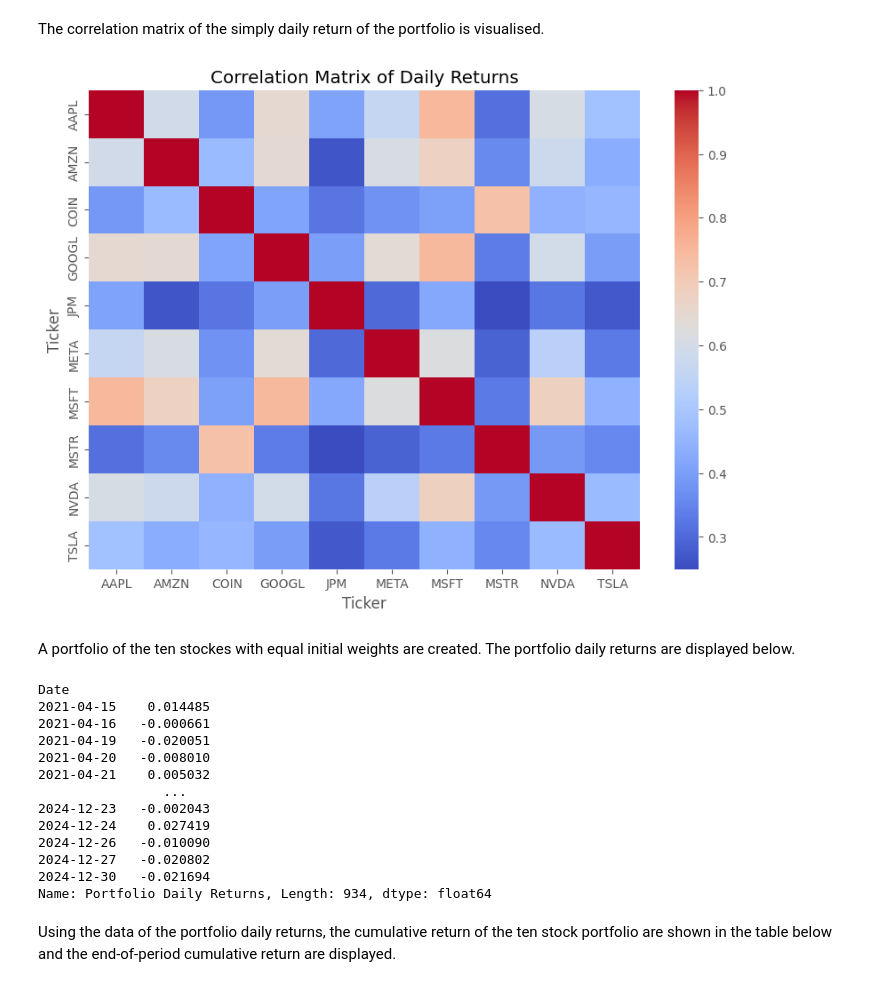
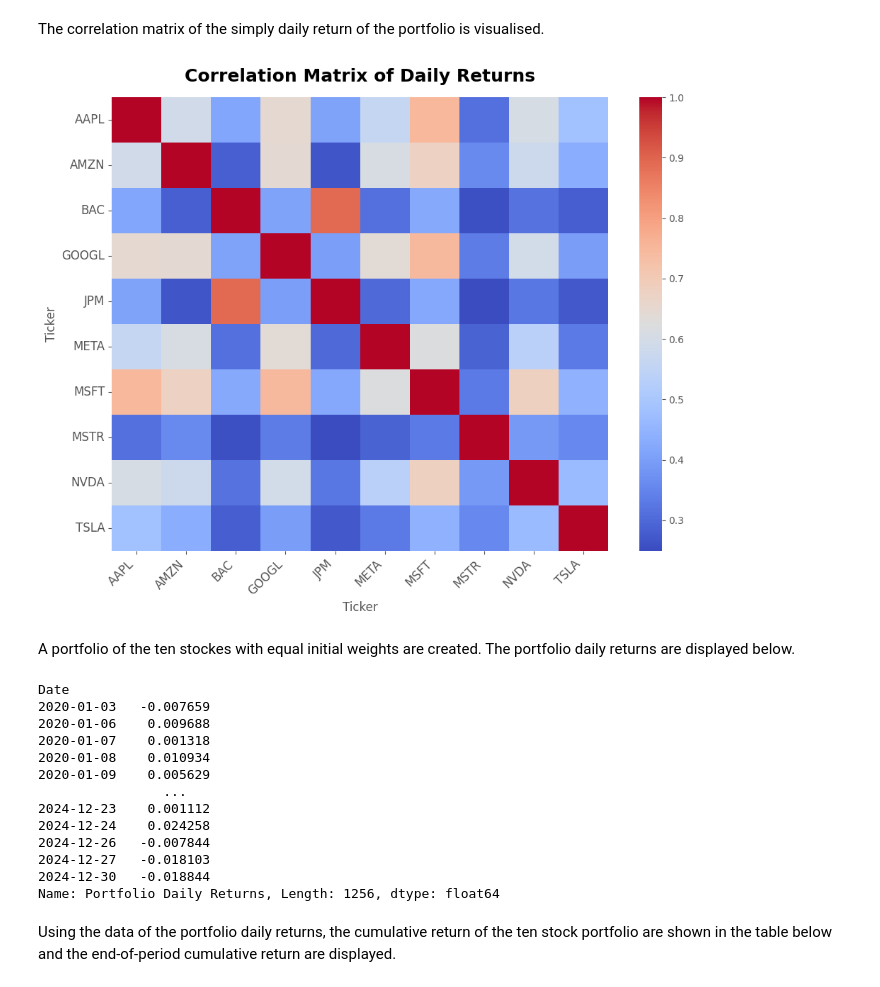
Before and after one commit to Imperial-Business-School/python-for-finance-poonnnt, a Jupyter notebook: Individual Assignment.ipynb, the cells around one changed output. Cells and saved outputs as stored; diff of their text form; code cells hidden in the pictures.

```diff
--- a/Individual Assignment.ipynb
+++ b/Individual Assignment.ipynb
@@ -22,5 +22,5 @@ Importing daily historical data from Yahoo Finance using `yf.download`, save it
 # %%
-tickers = ["AAPL", "MSFT", "AMZN", "META", "TSLA", "NVDA", "GOOGL", "MSTR", "JPM", "COIN"]
+tickers = ["AAPL", "MSFT", "AMZN", "META", "TSLA", "NVDA", "GOOGL", "MSTR", "JPM", "BAC"]
 groups = []
 
 for ticker in tickers:
@@ -205,12 +205,17 @@ The correlation matrix of the simply daily return of the portfolio is visualised
 # %%
 correlation_matrix = pivot_df.pct_change().corr()
 
-fig, ax = plt.subplots(figsize=(10,7))
+fig, ax = plt.subplots(figsize=(10,8))
 sns.heatmap(correlation_matrix, annot=False, cmap='coolwarm', ax=ax)
+
 ax.set_title('Correlation Matrix of Daily Returns')
+ax.set_title('Correlation Matrix of Daily Returns', fontsize=18, fontweight='bold', pad=16)
+ax.set_xticklabels(ax.get_xticklabels(), rotation=45, ha='right', fontsize=12)
+ax.set_yticklabels(ax.get_yticklabels(), rotation=0, fontsize=12)
+plt.tight_layout()
 plt.show()
 # %% [output]
-[figure, old version]
+[figure, new version]
 # %% [markdown]
 A portfolio of the ten stockes with equal initial weights are created. The portfolio daily returns are displayed below.
 # %%
@@ -218,7 +223,7 @@ pivot_df.index = pd.to_datetime(pivot_df.index, dayfirst=True)
 pivot_df.sort_index(inplace=True)
 
 pivot_df.iloc[:, 0:10]
-df = pivot_df.loc[:, ["AAPL", "MSFT", "AMZN", "META", "TSLA", "NVDA", "GOOGL", "MSTR", "JPM", "COIN"]]
+df = pivot_df.loc[:, ["AAPL", "MSFT", "AMZN", "META", "TSLA", "NVDA", "GOOGL", "MSTR", "JPM", "BAC"]]
 
 weights = np.ones(10) / 10
 
@@ -230,18 +235,18 @@ p_returns.name = "Portfolio Daily Returns"
 p_returns
 # %% [output]
 Date
-2021-04-15    0.014485
-2021-04-16   -0.000661
-2021-04-19   -0.020051
-2021-04-20   -0.008010
-2021-04-21    0.005032
+2020-01-03   -0.007659
+2020-01-06    0.009688
+2020-01-07    0.001318
+2020-01-08    0.010934
+2020-01-09    0.005629
                 ...
-2024-12-23   -0.002043
-2024-12-24    0.027419
-2024-12-26   -0.010090
-2024-12-27   -0.020802
-2024-12-30   -0.021694
-Name: Portfolio Daily Returns, Length: 934, dtype: float64
+2024-12-23    0.001112
+2024-12-24    0.024258
+2024-12-26   -0.007844
+2024-12-27   -0.018103
+2024-12-30   -0.018844
+Name: Portfolio Daily Returns, Length: 1256, dtype: float64
 # %% [markdown]
 Using the data of the portfolio daily returns, the cumulative return of the ten stock portfolio are shown in the table below and the end-of-period cumulative return are displayed.
 # %%
```
Also changed, not shown: parts of 15 cells of this notebook, 1 other file.
